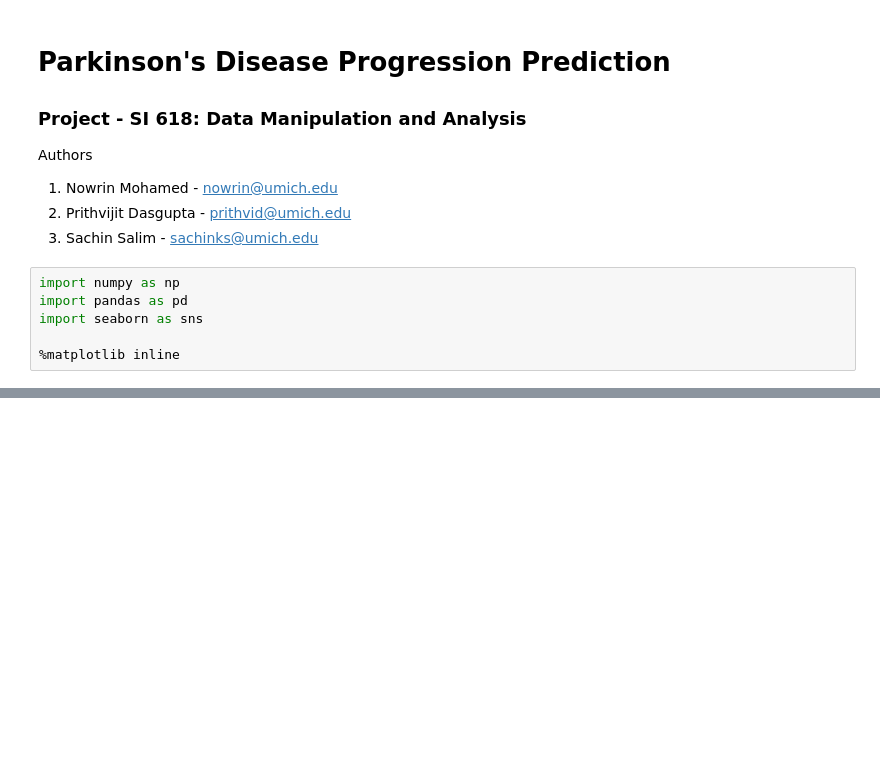
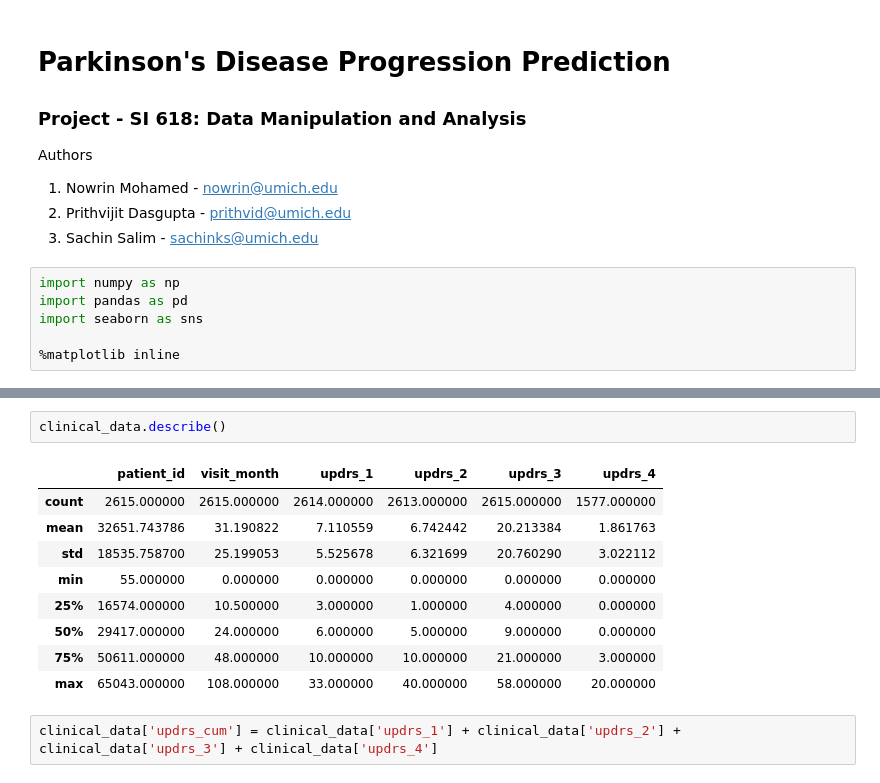
Before and after one commit to prithvidasgupta/si-618-parkinson-prediction, a Jupyter notebook: main.ipynb, the cells around one changed output, grey strips where cells are left out. Cells and saved outputs as stored; diff of their text form; blank space fills up the shorter version.

```diff
--- a/main.ipynb
+++ b/main.ipynb
@@ -39,0 +123,14 @@ train_clinical_data.head()
+# %%
+clinical_data.describe()
+# %% [output]
+|  | patient_id | visit_month | updrs_1 | updrs_2 | updrs_3 | updrs_4 |
+| count | 2615.000000 | 2615.000000 | 2614.000000 | 2613.000000 | 2615.000000 | 1577.000000 |
+| mean | 32651.743786 | 31.190822 | 7.110559 | 6.742442 | 20.213384 | 1.861763 |
+| std | 18535.758700 | 25.199053 | 5.525678 | 6.321699 | 20.760290 | 3.022112 |
+| min | 55.000000 | 0.000000 | 0.000000 | 0.000000 | 0.000000 | 0.000000 |
+| 25% | 16574.000000 | 10.500000 | 3.000000 | 1.000000 | 4.000000 | 0.000000 |
+| 50% | 29417.000000 | 24.000000 | 6.000000 | 5.000000 | 9.000000 | 0.000000 |
+| 75% | 50611.000000 | 48.000000 | 10.000000 | 10.000000 | 21.000000 | 3.000000 |
+| max | 65043.000000 | 108.000000 | 33.000000 | 40.000000 | 58.000000 | 20.000000 |
+# %%
+clinical_data['updrs_cum'] = clinical_data['updrs_1'] + clinical_data['updrs_2'] + clinical_data['updrs_3'] + clinical_data['updrs_4']
```
Also changed, not shown: parts of 19 cells of this notebook.
